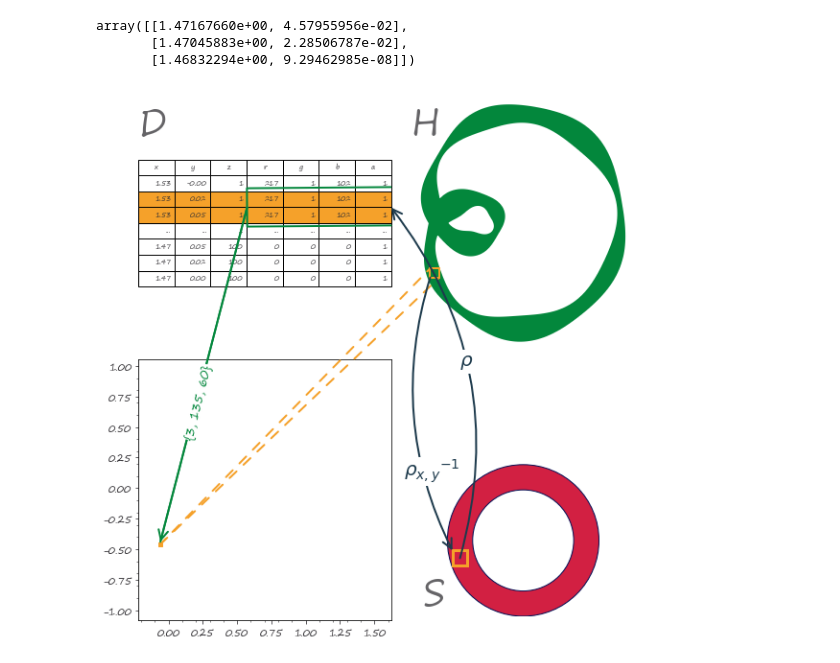
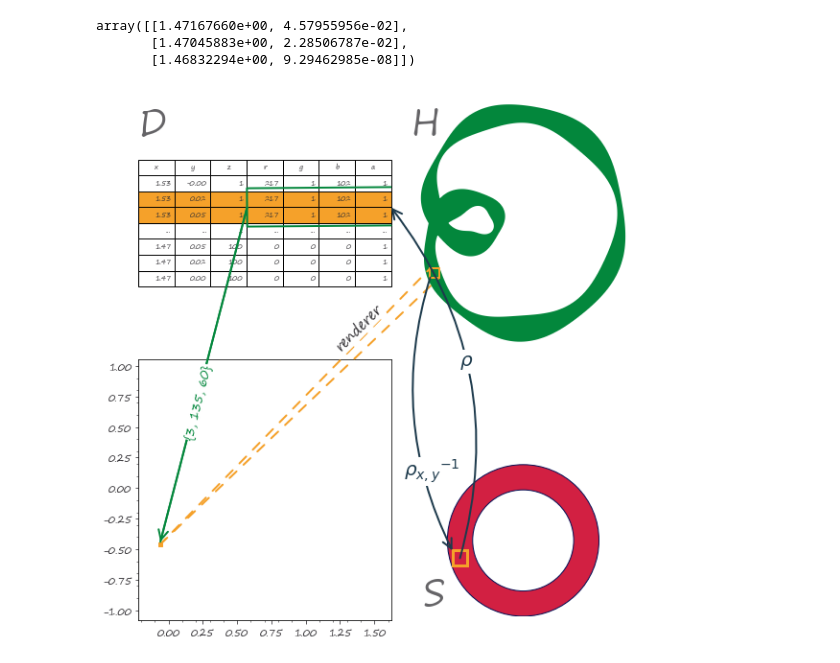
Before and after one commit to story645/proposal, a Jupyter notebook: figures/math/code/graphics_figures.ipynb, the cells around one changed output. Cells and saved outputs as stored; diff of their text form; code cells hidden in the pictures.

```diff
--- a/figures/math/code/graphics_figures.ipynb
+++ b/figures/math/code/graphics_figures.ipynb
@@ -301,32 +301,33 @@ fig.add_artist(fiber_graphic)
 
 fiber_graphic_arrow = mpatches.ConnectionPatch(xyA=(.43,.56), coordsA=axd['bundle'].transData,
                          xyB=(rxy[0], rxy[1]+.02), coordsB=axd['screen'].transData,
                                          arrowstyle='->', color=face_h, linewidth=asize, mutation_scale=ms)
 
 fig.add_artist(fiber_graphic_arrow)
 
 
 
 for i in [2,3]:
     for j in range(7):
         tab[(i,j)].set_color(rcolor)
         tab[(i,j)].set_edgecolor('k')
 
 
 
 ffs = 20
 face_h_label = "{3, 135, 60}"
 fig.text(.55,.3, r"${\rho_{x,y}}^{-1}$", fontsize=ffs, color=acolor, bbox = {'facecolor':'white', 'edgecolor':'white','pad':.03})
 fig.text(.65, .5, r"$\rho$", fontsize=ffs, color=acolor, bbox = {'facecolor':'white', 'edgecolor':'white','pad':.03})
 fig.text(.15, .37, face_h_label, rotation=76, fontsize=ffs-8, color=face_h, bbox = {'facecolor':axd['screen'].get_facecolor(), 'edgecolor':axd['screen'].get_facecolor(),'pad':.03})
-#fig.text(.945, .535, 'same (x,y)', rotation=90, fontsize=14, bbox = {'facecolor':'white', 'edgecolor':'white','pad':.03})
+
+fig.text(.42, .53, 'renderer', rotation=45, fontsize=14, bbox = {'facecolor':'white', 'edgecolor':'white','pad':.03})
 
 for (name, s) in [('bundle', 'D'), ('simplex', 'S'), ('ideal', 'H')]:
     xtext = .6 if s=='H' else .5
 axd['bundle'].text(0, 0.95, 'D', fontsize=36, transform=axd['bundle'].transAxes, va='top', ha='left', alpha=.75)
 axd['ideal'].text(0, 0.95, 'H', fontsize=36, transform=axd['ideal'].transAxes, va='top', ha='left', alpha=.75)
 axd['simplex'].text(0.1, 0, 'S', fontsize=36, transform=axd['simplex'].transAxes, va='bottom', ha='left', alpha=.75)
 
 fig.savefig(proposal_path/"render.png", bbox_inches='tight', facecolor='white')
 # %% [output]
-[figure, old version]
+[figure, new version]
```
Also changed, not shown: 2 other files.
